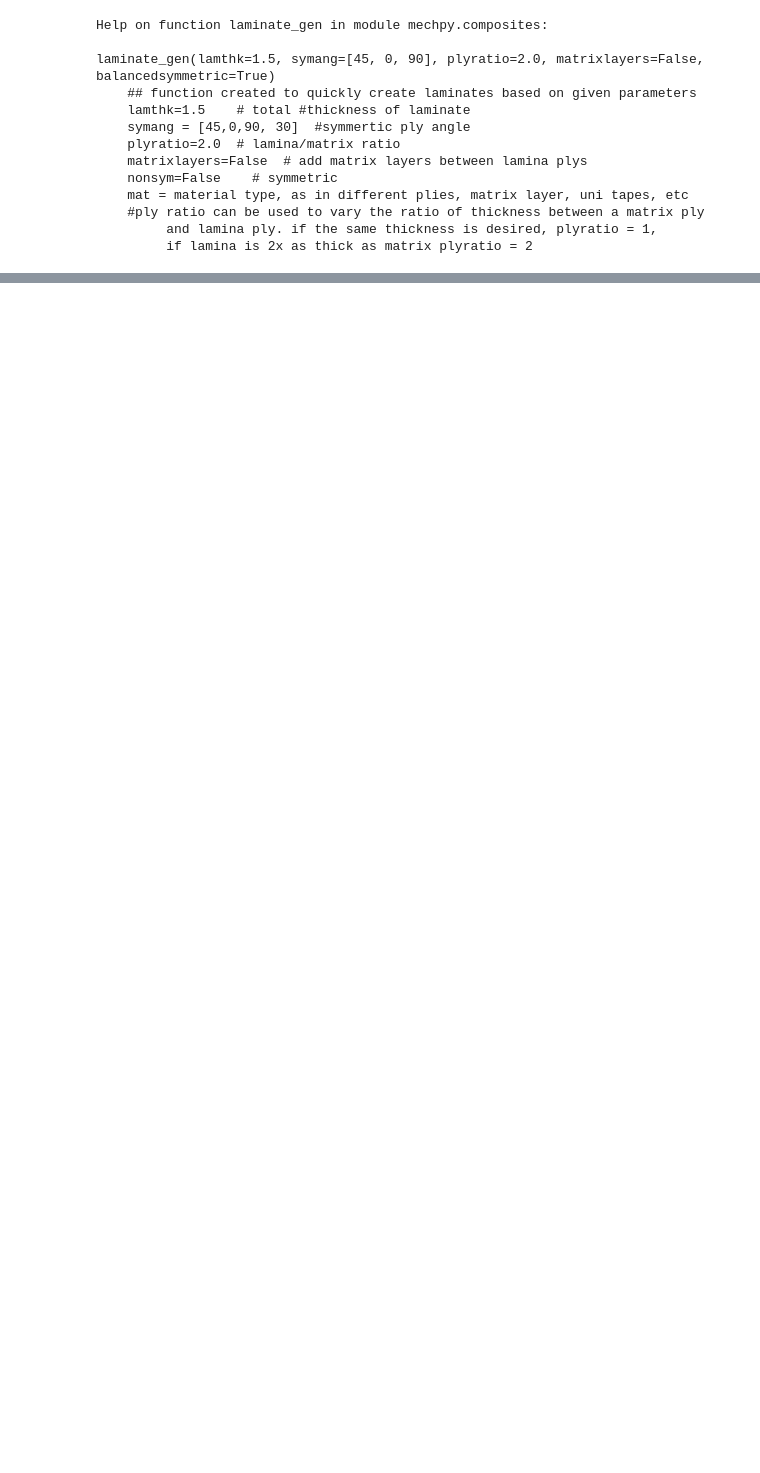
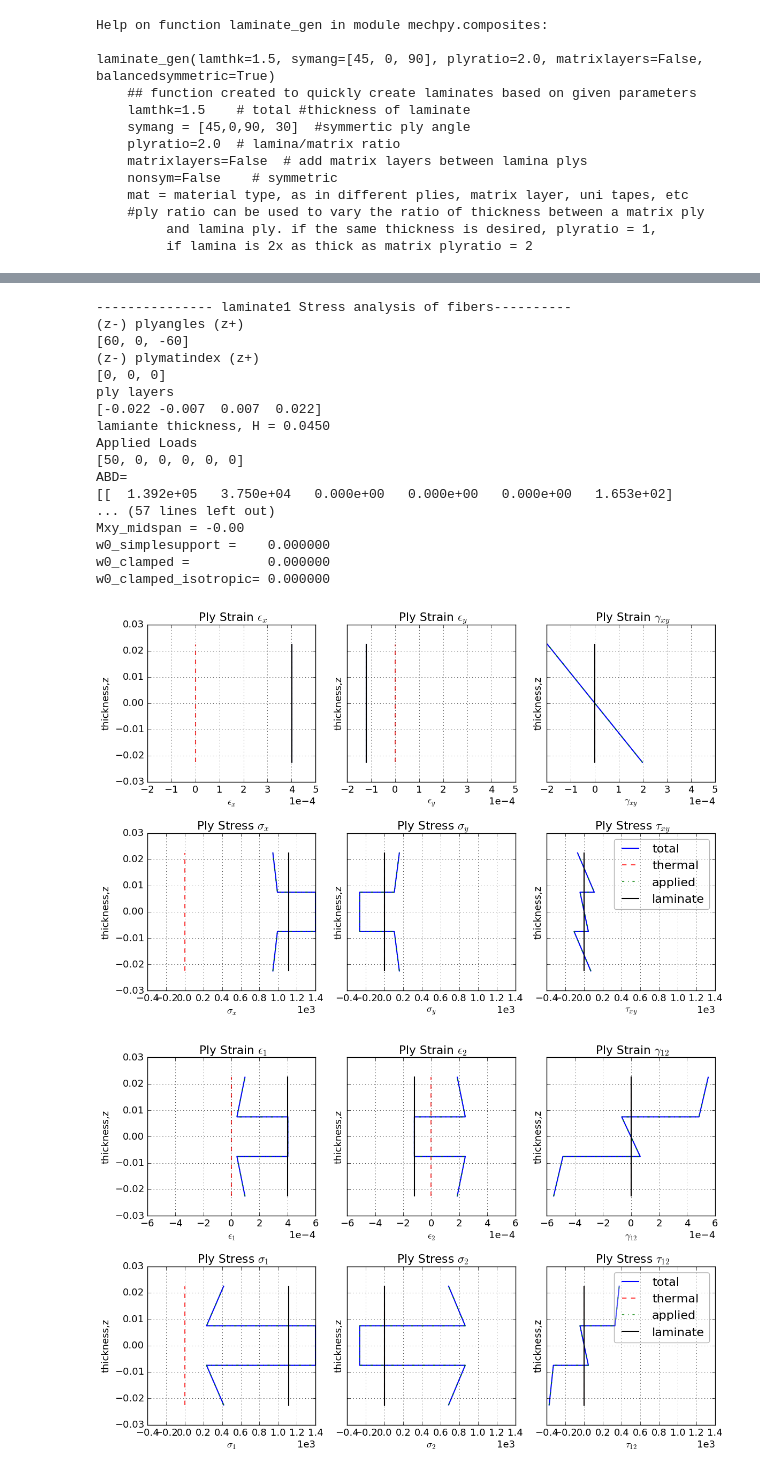
Before and after one commit to nagordon/mechpy, a Jupyter notebook: tutorials/composites.ipynb, the cells around one changed output, grey strips where cells are left out. Cells and saved outputs as stored; diff of their text form; code cells hidden in the pictures; blank space fills up the shorter version.

```diff
--- a/tutorials/composites.ipynb
+++ b/tutorials/composites.ipynb
@@ -113,0 +94,22 @@ sigmabar
+# %%
+my_laminate_with_loading()
+# %% [output]
+--------------- laminate1 Stress analysis of fibers----------
+(z-) plyangles (z+)
+[60, 0, -60]
+(z-) plymatindex (z+)
+[0, 0, 0]
+ply layers
+[-0.022 -0.007  0.007  0.022]
+lamiante thickness, H = 0.0450
+Applied Loads
+[50, 0, 0, 0, 0, 0]
+ABD=
+[[  1.392e+05   3.750e+04   0.000e+00   0.000e+00   0.000e+00   1.653e+02]
+... (57 lines left out)
+Mxy_midspan = -0.00
+w0_simplesupport =    0.000000
+w0_clamped =          0.000000
+w0_clamped_isotropic= 0.000000
+[figure, added]
+[figure, added]
```
Also changed, not shown: parts of 13 cells of this notebook, 23 other files.
